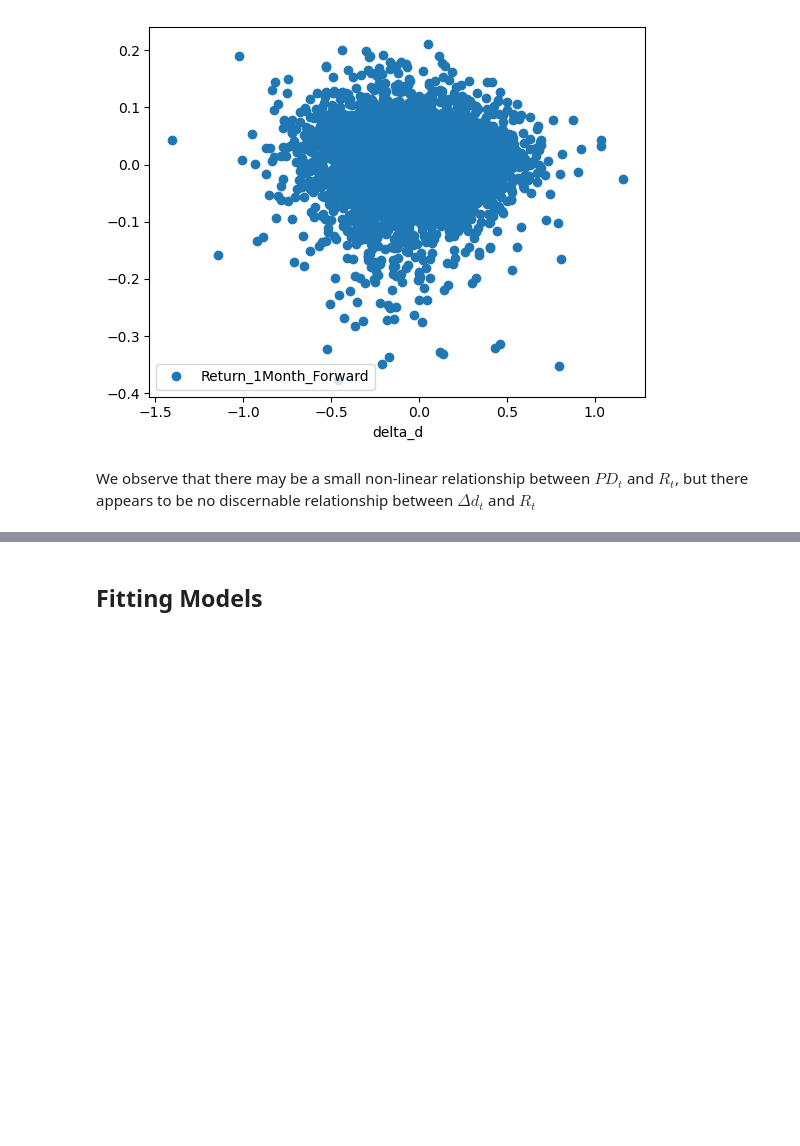
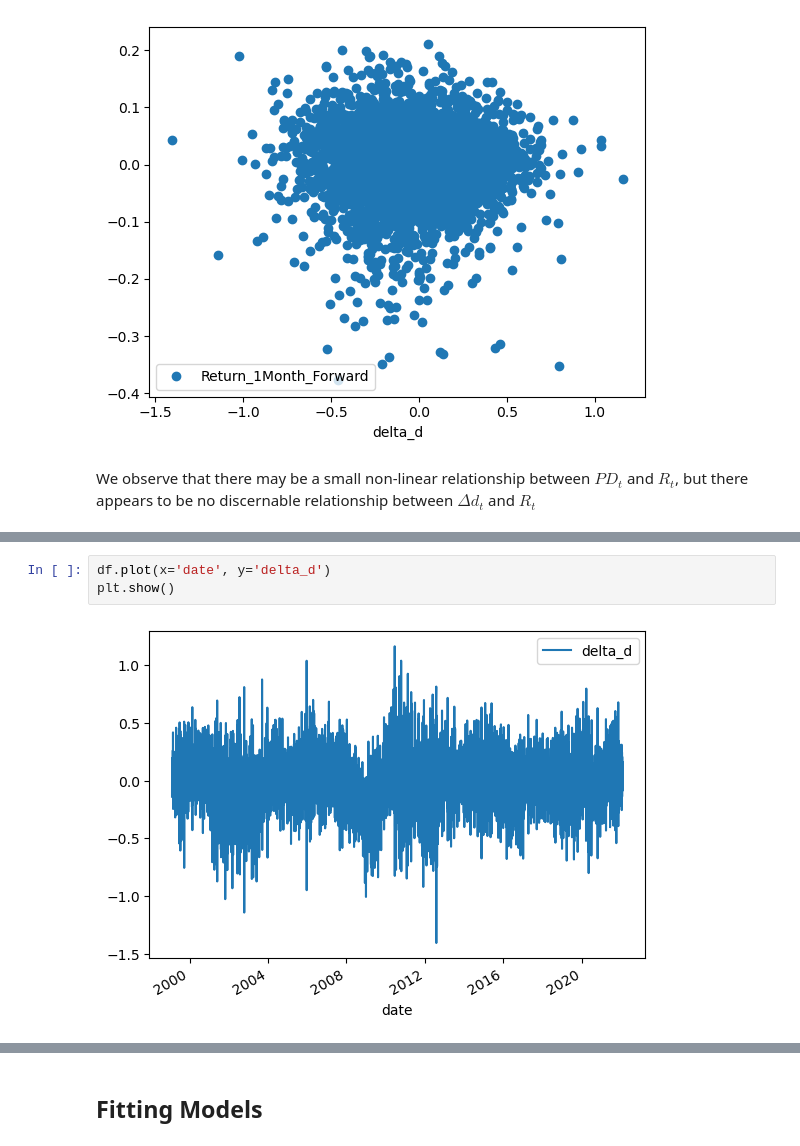
Before and after one commit to olly-mapps/AI-AA, a Jupyter notebook: Question A.2/A.2_dev.ipynb, the cells around one changed output, grey strips where cells are left out. Drawn from its saved outputs; the diff is of its cells as text; blank space fills up the shorter version.

```diff
--- a/Question A.2/A.2_dev.ipynb
+++ b/Question A.2/A.2_dev.ipynb
@@ -161,0 +189,5 @@ We observe that there may be a small non-linear relationship between $PD_t$ and
+# %%
+df.plot(x='date', y='delta_d')
+plt.show()
+# %% [output]
+[figure, added]
```
Also changed, not shown: parts of 27 cells of this notebook, 1 other file.
